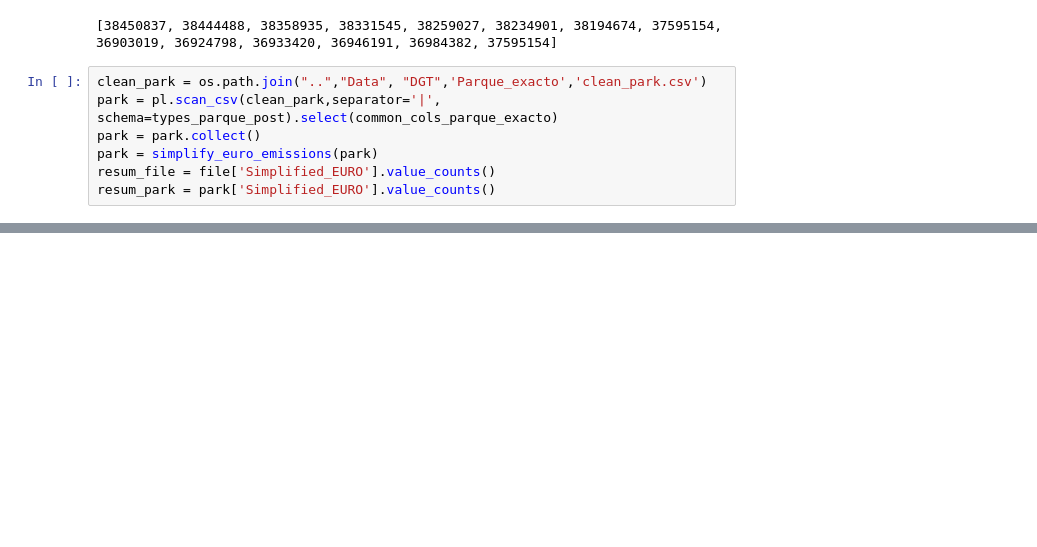
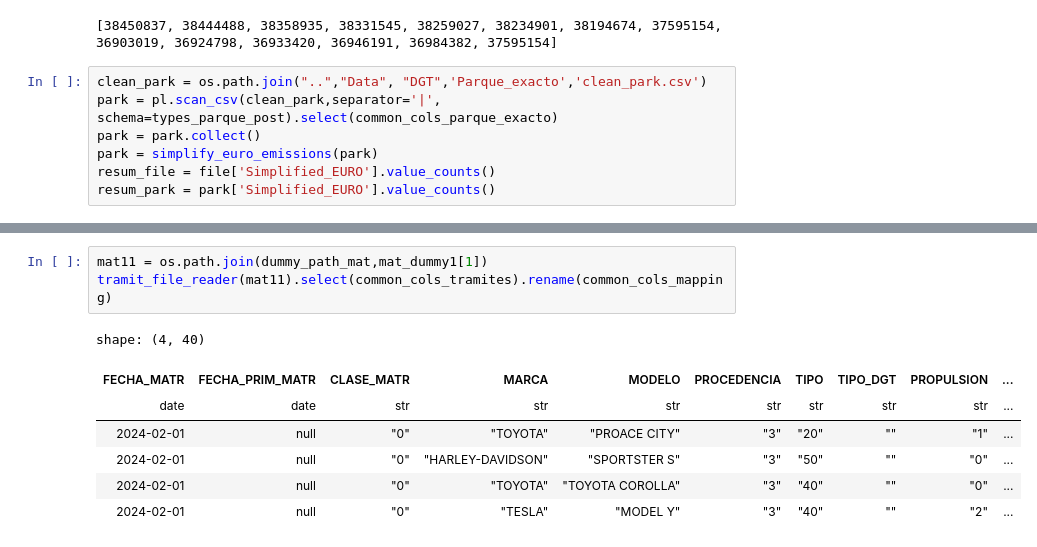
Before and after one commit to DaniBedmar/TFM-Air-Quality-Forecasting, a Jupyter notebook: Notebooks/cars_compilers.ipynb, the cells around one changed output, grey strips where cells are left out. Cells and saved outputs as stored; diff of their text form; blank space fills up the shorter version.

```diff
--- a/Notebooks/cars_compilers.ipynb
+++ b/Notebooks/cars_compilers.ipynb
@@ -186,0 +276,11 @@ resum_park = park['Simplified_EURO'].value_counts()
+# %%
+mat11 = os.path.join(dummy_path_mat,mat_dummy1[1])
+tramit_file_reader(mat11).select(common_cols_tramites).rename(common_cols_mapping)
+# %% [output]
+shape: (4, 40)
+| FECHA_MATR | FECHA_PRIM_MATR | CLASE_MATR | MARCA | MODELO | PROCEDENCIA | TIPO | TIPO_DGT | PROPULSION | ... |
+| date | date | str | str | str | str | str | str | str | ... |
+| 2024-02-01 | null | "0" | "TOYOTA" | "PROACE CITY" | "3" | "20" | "" | "1" | ... |
+| 2024-02-01 | null | "0" | "HARLEY-DAVIDSON" | "SPORTSTER S" | "3" | "50" | "" | "0" | ... |
+| 2024-02-01 | null | "0" | "TOYOTA" | "TOYOTA COROLLA" | "3" | "40" | "" | "0" | ... |
+| 2024-02-01 | null | "0" | "TESLA" | "MODEL Y" | "3" | "40" | "" | "2" | ... |
```
Also changed, not shown: parts of 7 cells of this notebook, 11 other files.
